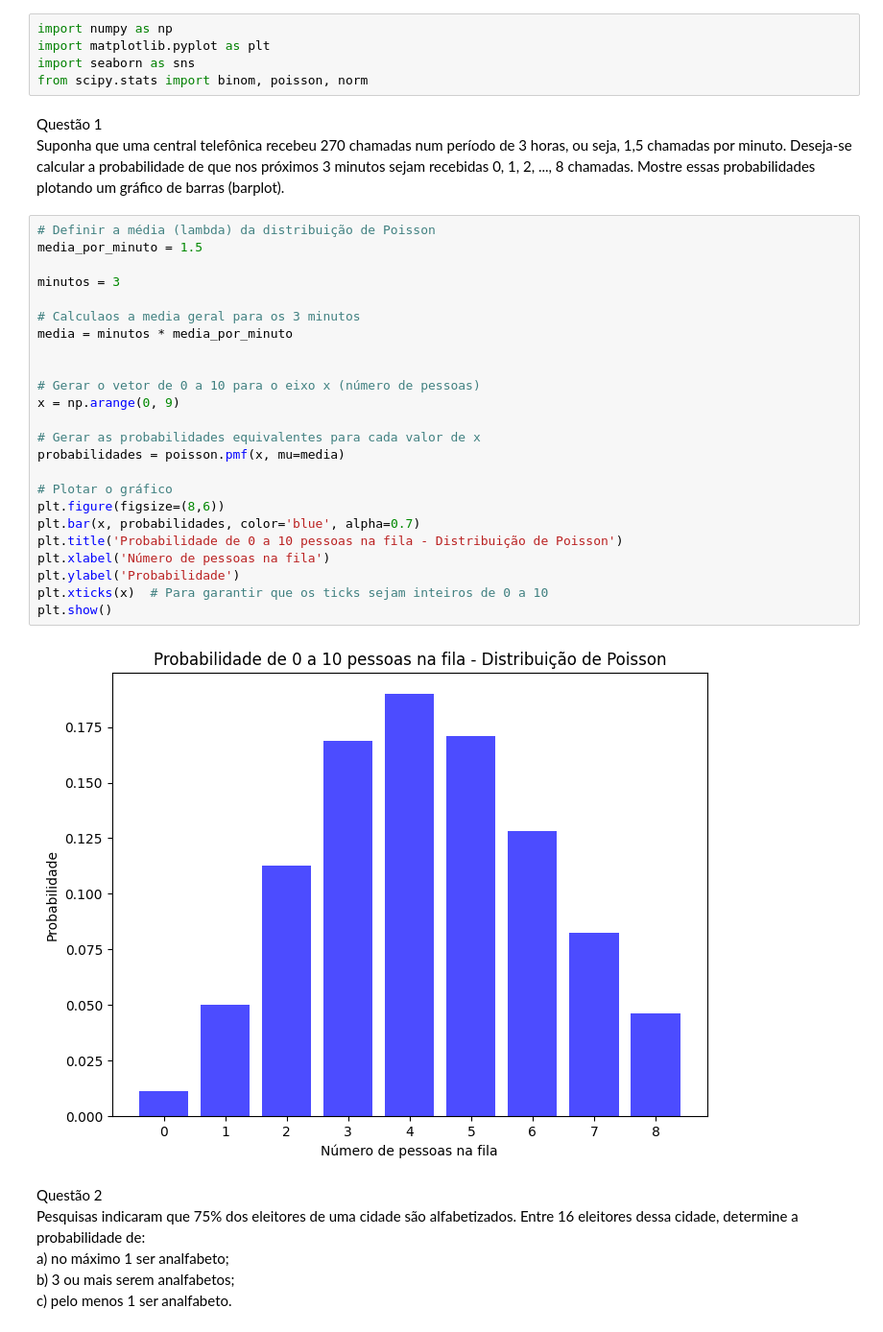
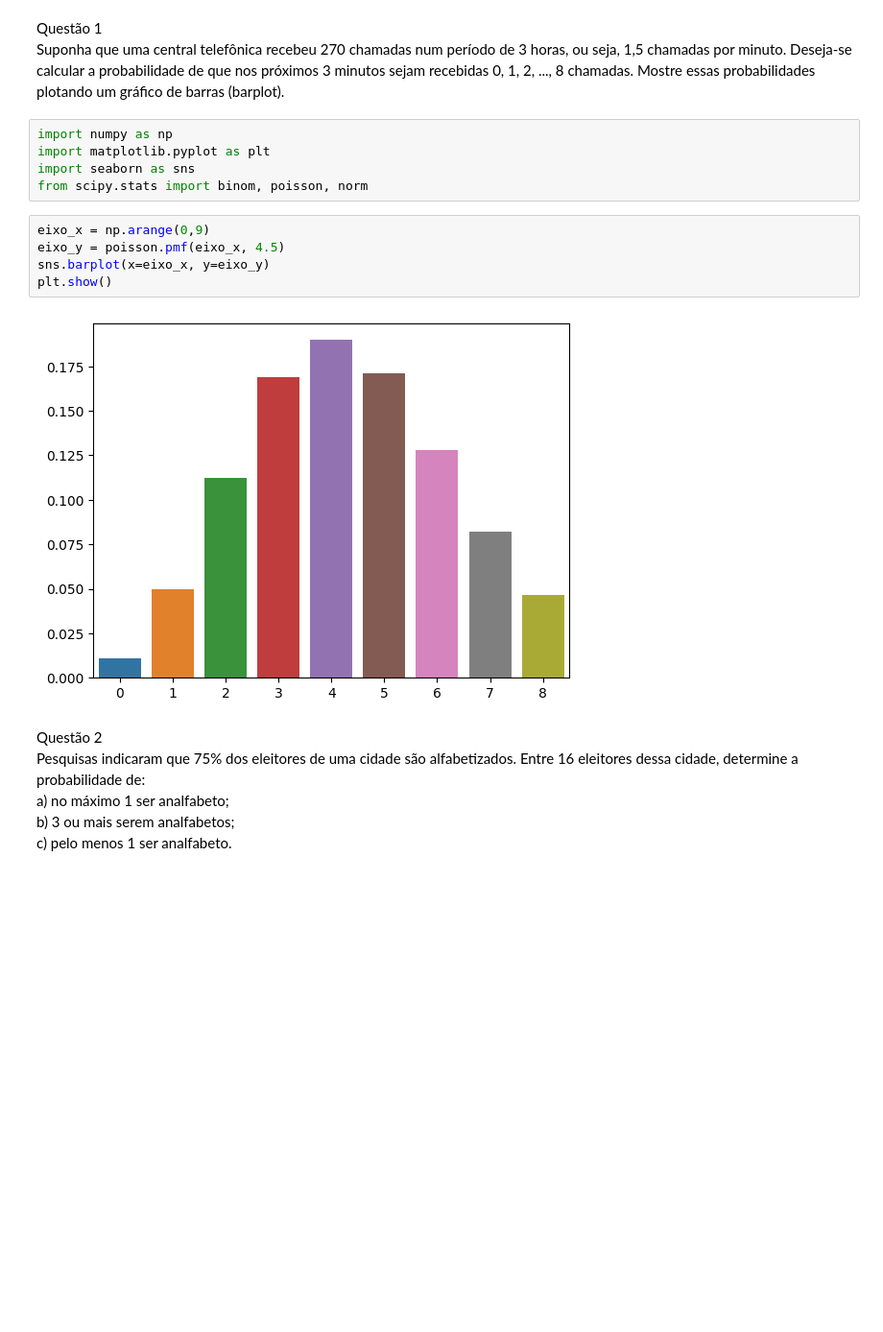
Before and after one commit to pdrVenancio/XMAC02-METODOS-MATEMATICOS-PARA-ANALISE-DE-DADOS, a Jupyter notebook: PREPARACAO_PROVA/Ativ_sala01.ipynb, the cells around one changed output. Shown at 96% size. Cells and saved outputs as stored; diff of their text form; blank space fills up the shorter version.

Commit message:
Preparação para prova

```diff
--- a/PREPARACAO_PROVA/Ativ_sala01.ipynb
+++ b/PREPARACAO_PROVA/Ativ_sala01.ipynb
@@ -3,37 +1,18 @@
+# %% [markdown]
+Questão 1 \
+Suponha que uma central telefônica recebeu 270 chamadas num período de 3 horas, ou seja, 1,5 chamadas por minuto. Deseja-se calcular a probabilidade de que nos próximos 3 minutos sejam recebidas 0, 1, 2, ..., 8 chamadas. Mostre essas probabilidades plotando um gráfico de barras (barplot).
 # %%
 import numpy as np
 import matplotlib.pyplot as plt
 import seaborn as sns
 from scipy.stats import binom, poisson, norm
-# %% [markdown]
-Questão 1 \
-Suponha que uma central telefônica recebeu 270 chamadas num período de 3 horas, ou seja, 1,5 chamadas por minuto. Deseja-se calcular a probabilidade de que nos próximos 3 minutos sejam recebidas 0, 1, 2, ..., 8 chamadas. Mostre essas probabilidades plotando um gráfico de barras (barplot).
-# %%
-# Definir a média (lambda) da distribuição de Poisson
-media_por_minuto = 1.5
-
-minutos = 3
-
-# Calculaos a media geral para os 3 minutos
-media = minutos * media_por_minuto
-
-
-# Gerar o vetor de 0 a 10 para o eixo x (número de pessoas)
-x = np.arange(0, 9)
-
-# Gerar as probabilidades equivalentes para cada valor de x
-probabilidades = poisson.pmf(x, mu=media)
-
-# Plotar o gráfico
-plt.figure(figsize=(8,6))
-plt.bar(x, probabilidades, color='blue', alpha=0.7)
-plt.title('Probabilidade de 0 a 10 pessoas na fila - Distribuição de Poisson')
-plt.xlabel('Número de pessoas na fila')
-plt.ylabel('Probabilidade')
-plt.xticks(x)  # Para garantir que os ticks sejam inteiros de 0 a 10
-plt.show()
-# %% [output]
-[figure, removed]
+# %%
+eixo_x = np.arange(0,9)
+eixo_y = poisson.pmf(eixo_x, 4.5)
+sns.barplot(x=eixo_x, y=eixo_y)
+plt.show()
+# %% [output]
+[figure, added]
 # %% [markdown]
 Questão 2 \
 Pesquisas indicaram que 75% dos eleitores de uma cidade são alfabetizados. Entre 16 eleitores dessa cidade, determine a probabilidade de: \
```
Also changed, not shown: parts of 18 cells of this notebook.
